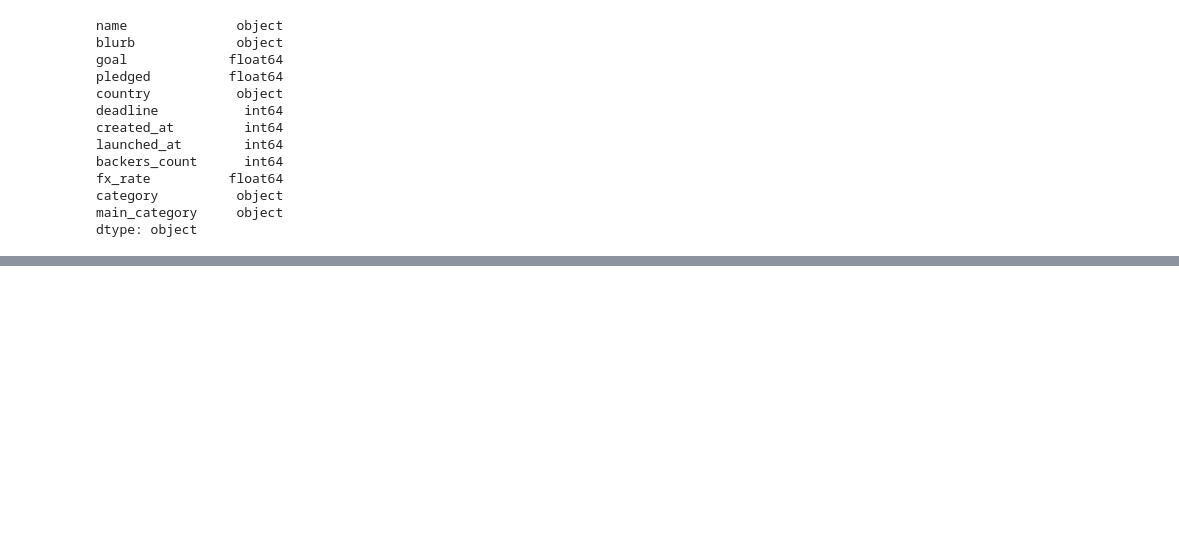
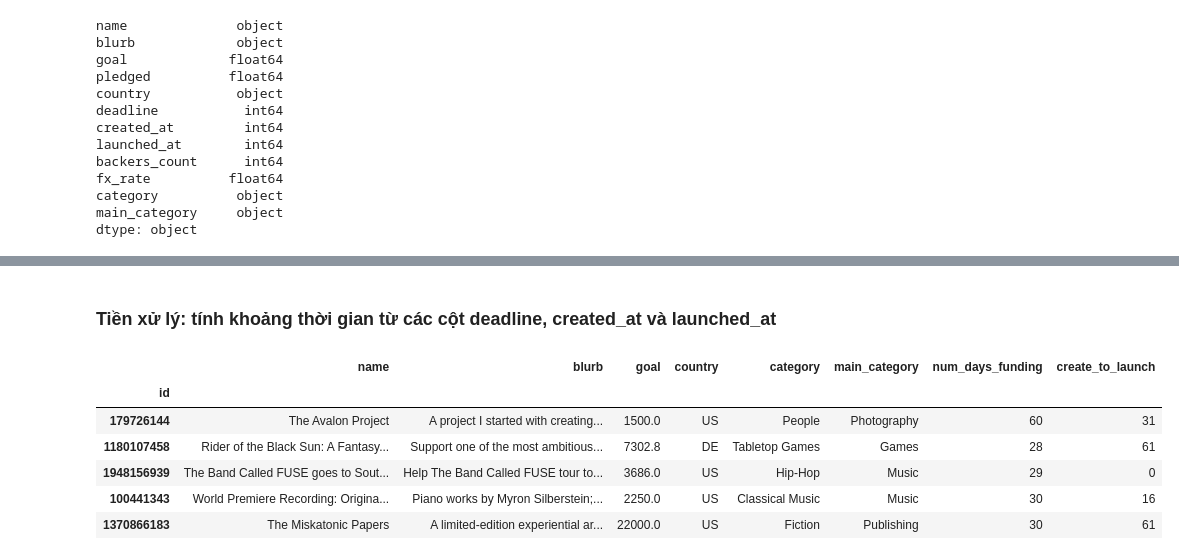
Before and after one commit to XQuyTran/DataScience_Project_HCMUS, a Jupyter notebook: work/18120231_18120544.ipynb, the cells around one changed output, grey strips where cells are left out. Saved outputs shown, nothing was run; the diff lists cells and outputs as text; code cells hidden in the pictures; blank space fills up the shorter version.

```diff
--- a/work/18120231_18120544.ipynb
+++ b/work/18120231_18120544.ipynb
@@ -342,0 +439,23 @@ date_format_train_X.head()
+# %% [markdown]
+### Tiền xử lý: tính khoảng thời gian từ các cột deadline, created_at và launched_at
+# %%
+def dateCalc(X_df):
+    calc_df = X_df.copy()
+
+    calc_df['num_days_funding'] = (calc_df['deadline'] - calc_df['launched_at']).dt.days
+    calc_df['create_to_launch'] = (calc_df['launched_at'] - calc_df['created_at']).dt.days
+
+    calc_df.drop(columns=['deadline', 'created_at', 'launched_at'], inplace=True)
+
+    return calc_df
+# %%
+preprocess_df = dateCalc(preprocess_df)
+preprocess_df.head()
+# %% [output]
+|  | name | blurb | goal | country | category | main_category | num_days_funding | create_to_launch |
+| id |  |  |  |  |  |  |  |  |
+| 179726144 | The Avalon Project | A project I started with creating... | 1500.0 | US | People | Photography | 60 | 31 |
+| 1180107458 | Rider of the Black Sun: A Fantasy... | Support one of the most ambitious... | 7302.8 | DE | Tabletop Games | Games | 28 | 61 |
+| 1948156939 | The Band Called FUSE goes to Sout... | Help The Band Called FUSE tour to... | 3686.0 | US | Hip-Hop | Music | 29 | 0 |
+| 100441343 | World Premiere Recording: Origina... | Piano works by Myron Silberstein;... | 2250.0 | US | Classical Music | Music | 30 | 16 |
+| 1370866183 | The Miskatonic Papers | A limited-edition experiential ar... | 22000.0 | US | Fiction | Publishing | 30 | 61 |
```
Also changed, not shown: parts of 38 cells of this notebook, 2 other files.
